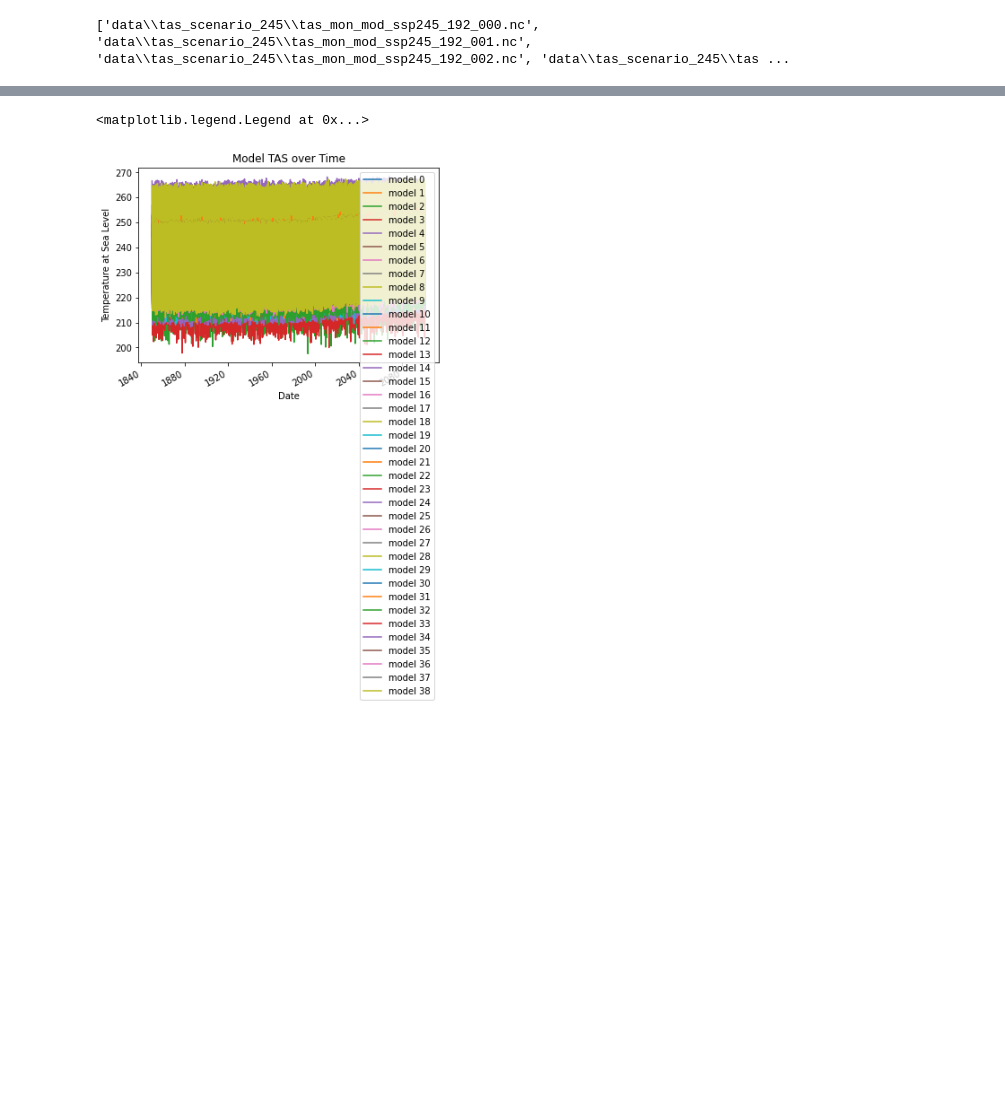
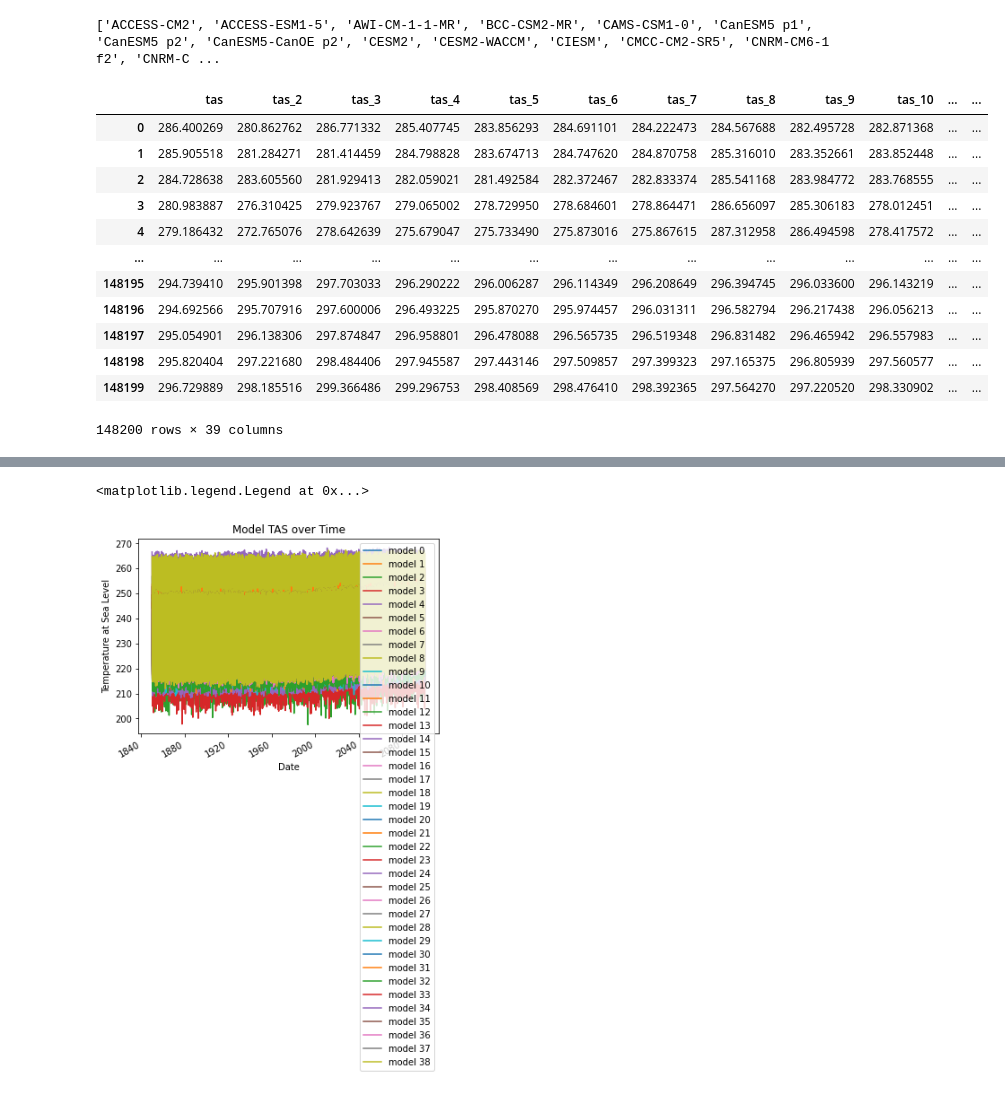
Before and after one commit to opticwiznub/Honours-Thesis, a Jupyter notebook: code/netcdf_to_pd.ipynb, the cells around one changed output, grey strips where cells are left out. Drawn from its saved outputs; the diff is of its cells as text; code cells hidden in the pictures; blank space fills up the shorter version.

```diff
--- a/code/netcdf_to_pd.ipynb
+++ b/code/netcdf_to_pd.ipynb
@@ -8,5 +11,20 @@ import numpy as np
-# %%
-import glob
-print(glob.glob('data\\tas_scenario_245\\tas_mon_mod_ssp245_192_*.nc'))
-# %% [output]
-['data\\tas_scenario_245\\tas_mon_mod_ssp245_192_000.nc', 'data\\tas_scenario_245\\tas_mon_mod_ssp245_192_001.nc', 'data\\tas_scenario_245\\tas_mon_mod_ssp245_192_002.nc', 'data\\tas_scenario_245\\tas ...
+# %%
+# # df = pd.DataFrame()
+# names = []
+
+# for filename in glob.glob('data\\tas_scenario_245\\tas_mon_mod_ssp245_192_*.nc'):
+#     # print(filename)
+#     data = xr.open_dataset(filename)
+#     name = data.source_id
+#     names.append(name)
+
+# len(names)
+file = open("model_names.txt", "r")
+data = file.read()
+data_into_list = data.split("\n")
+print(data_into_list)
+file.close()
+
+names = data_into_list
+# %% [output]
+['ACCESS-CM2', 'ACCESS-ESM1-5', 'AWI-CM-1-1-MR', 'BCC-CSM2-MR', 'CAMS-CSM1-0', 'CanESM5 p1', 'CanESM5 p2', 'CanESM5-CanOE p2', 'CESM2', 'CESM2-WACCM', 'CIESM', 'CMCC-CM2-SR5', 'CNRM-CM6-1 f2', 'CNRM-C ...
@@ -12,0 +40,17 @@ print(glob.glob('data\\tas_scenario_245\\tas_mon_mod_ssp245_192_*.nc'))
+# %%
+tas_df = tas_df.drop(['time', 'lat', 'lon'], axis=1)
+tas_df
+# %% [output]
+|  | tas | tas_2 | tas_3 | tas_4 | tas_5 | tas_6 | tas_7 | tas_8 | tas_9 | tas_10 | ... | ... |
+| 0 | 286.400269 | 280.862762 | 286.771332 | 285.407745 | 283.856293 | 284.691101 | 284.222473 | 284.567688 | 282.495728 | 282.871368 | ... | ... |
+| 1 | 285.905518 | 281.284271 | 281.414459 | 284.798828 | 283.674713 | 284.747620 | 284.870758 | 285.316010 | 283.352661 | 283.852448 | ... | ... |
+| 2 | 284.728638 | 283.605560 | 281.929413 | 282.059021 | 281.492584 | 282.372467 | 282.833374 | 285.541168 | 283.984772 | 283.768555 | ... | ... |
+| 3 | 280.983887 | 276.310425 | 279.923767 | 279.065002 | 278.729950 | 278.684601 | 278.864471 | 286.656097 | 285.306183 | 278.012451 | ... | ... |
+| 4 | 279.186432 | 272.765076 | 278.642639 | 275.679047 | 275.733490 | 275.873016 | 275.867615 | 287.312958 | 286.494598 | 278.417572 | ... | ... |
+| ... | ... | ... | ... | ... | ... | ... | ... | ... | ... | ... | ... | ... |
+| 148195 | 294.739410 | 295.901398 | 297.703033 | 296.290222 | 296.006287 | 296.114349 | 296.208649 | 296.394745 | 296.033600 | 296.143219 | ... | ... |
+| 148196 | 294.692566 | 295.707916 | 297.600006 | 296.493225 | 295.870270 | 295.974457 | 296.031311 | 296.582794 | 296.217438 | 296.056213 | ... | ... |
+| 148197 | 295.054901 | 296.138306 | 297.874847 | 296.958801 | 296.478088 | 296.565735 | 296.519348 | 296.831482 | 296.465942 | 296.557983 | ... | ... |
+| 148198 | 295.820404 | 297.221680 | 298.484406 | 297.945587 | 297.443146 | 297.509857 | 297.399323 | 297.165375 | 296.805939 | 297.560577 | ... | ... |
+| 148199 | 296.729889 | 298.185516 | 299.366486 | 299.296753 | 298.408569 | 298.476410 | 298.392365 | 297.564270 | 297.220520 | 298.330902 | ... | ... |
+148200 rows × 39 columns
```
Also changed, not shown: parts of 10 cells of this notebook, 28 other files.
